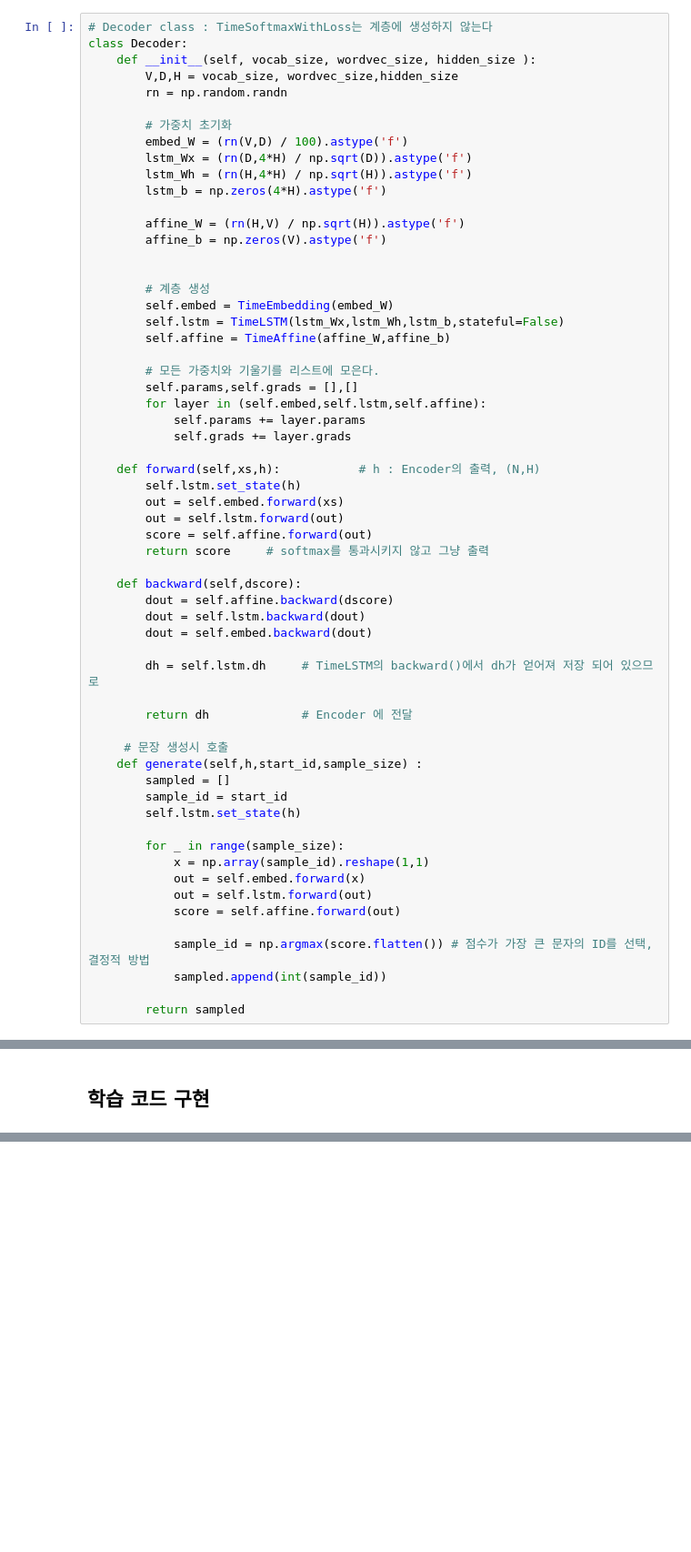
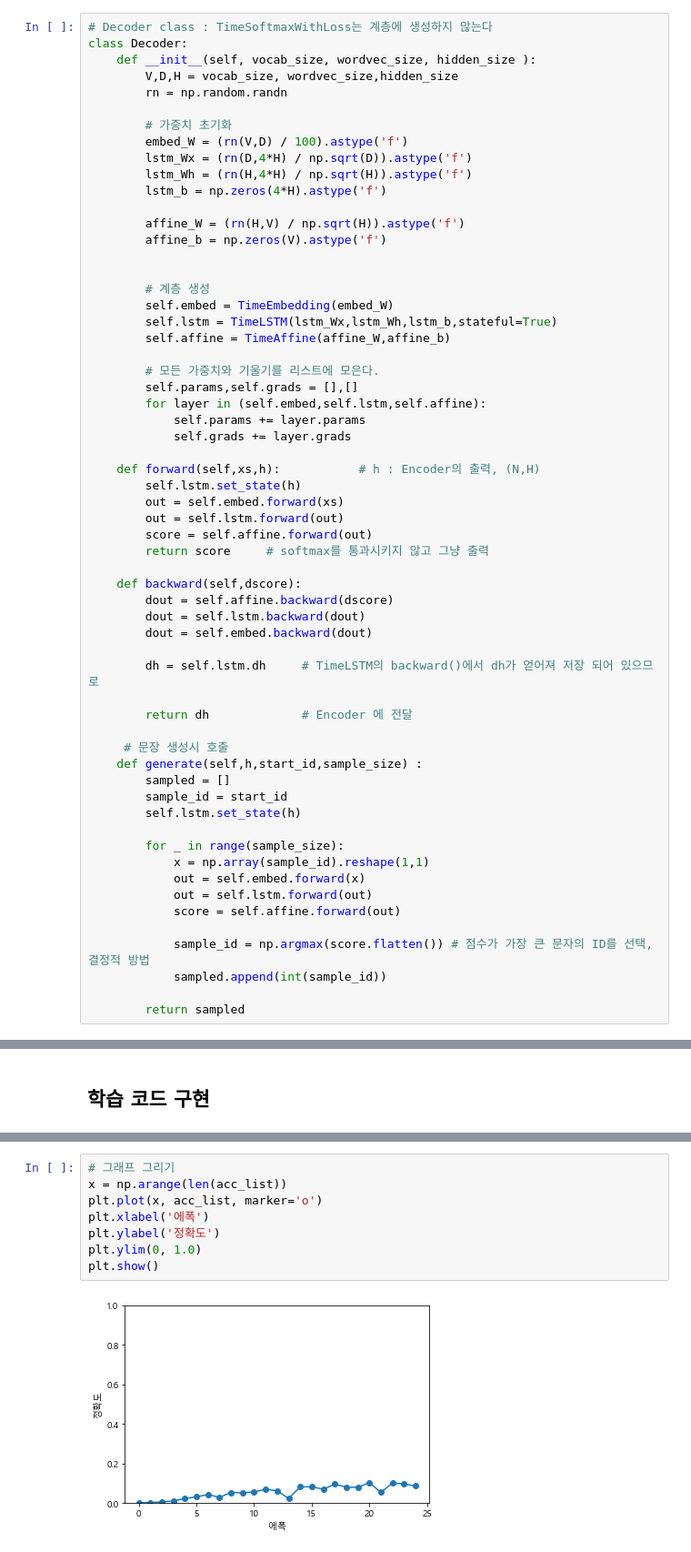
Before and after one commit to peterdesk/nlp1310, a Jupyter notebook: 06_RNN_LSTM/04_Seq2Seq.ipynb, the cells around one changed output, grey strips where cells are left out. Shown at 91% size. Drawn from its saved outputs; the diff is of its cells as text; blank space fills up the shorter version.

```diff
--- a/06_RNN_LSTM/04_Seq2Seq.ipynb
+++ b/06_RNN_LSTM/04_Seq2Seq.ipynb
@@ -58,7 +58,7 @@ class Decoder:
 
         # 계층 생성
         self.embed = TimeEmbedding(embed_W)
-        self.lstm = TimeLSTM(lstm_Wx,lstm_Wh,lstm_b,stateful=False)
+        self.lstm = TimeLSTM(lstm_Wx,lstm_Wh,lstm_b,stateful=True)
         self.affine = TimeAffine(affine_W,affine_b)
 
         # 모든 가중치와 기울기를 리스트에 모은다.
@@ -287,0 +287,10 @@ NameError: name 'is_reverse' is not defined
+# %%
+# 그래프 그리기
+x = np.arange(len(acc_list))
+plt.plot(x, acc_list, marker='o')
+plt.xlabel('에폭')
+plt.ylabel('정확도')
+plt.ylim(0, 1.0)
+plt.show()
+# %% [output]
+[figure, added]
```
Also changed, not shown: parts of 6 cells of this notebook.
